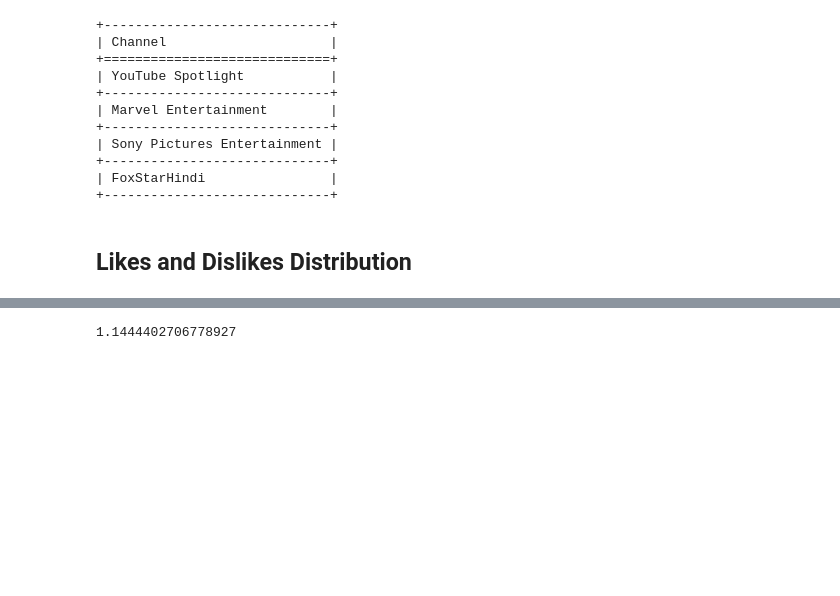
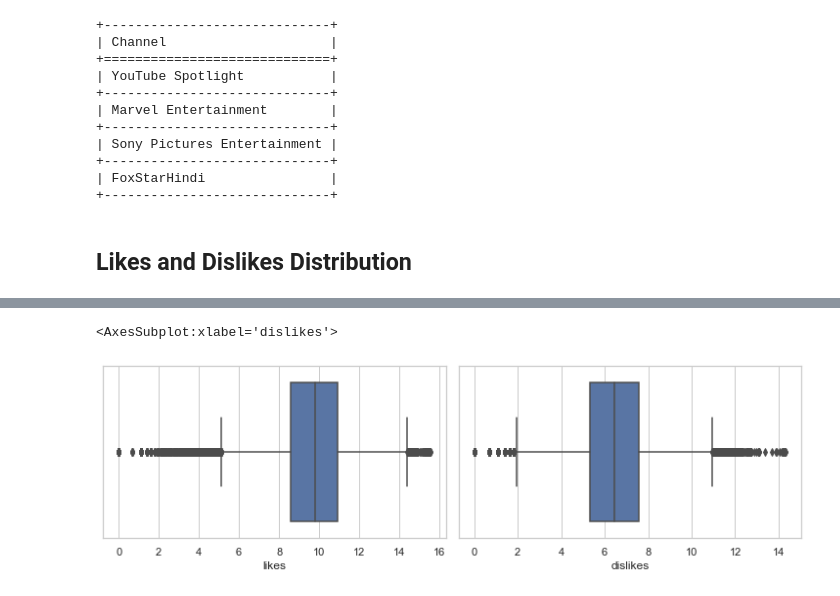
Before and after one commit to mayoor/stats-ml-exps, a Jupyter notebook: youtube_analysis.ipynb, the cells around one changed output, grey strips where cells are left out. Cells and saved outputs as stored; diff of their text form; code cells hidden in the pictures; blank space fills up the shorter version.

```diff
--- a/youtube_analysis.ipynb
+++ b/youtube_analysis.ipynb
@@ -9,6 +9,8 @@ from bokeh.layouts import gridplot
 from bokeh.plotting import figure, output_notebook, show
 import scipy
 from sklearn.preprocessing import StandardScaler
+import seaborn as sns
+sns.set(style="whitegrid")
 # %%
 output_notebook()
 # %% [output]
@@ -88,4 +95,0 @@ from scipy.stats import skew
-# %%
-skew(hist)
-# %% [output]
-1.1444402706778927
@@ -134,0 +96,9 @@ percentile_cutoffs = np.percentile(like_log, x)
+# %%
+# fig = plt.figure(figsize=(6, 6))
+box_like_fig = plt.figure(constrained_layout=True, figsize=(10,3))
+grid = box_like_fig.add_gridspec(1, 2, hspace=0.2, wspace=0.2)
+sns.boxplot(x=np.log(us_data['likes']+1), ax=plt.subplot(grid[0]))
+sns.boxplot(x=np.log(us_data['dislikes']+1), ax=plt.subplot(grid[1]))
+# %% [output]
+<AxesSubplot:xlabel='dislikes'>
+[figure, added]
```
Also changed, not shown: parts of 8 cells of this notebook.
